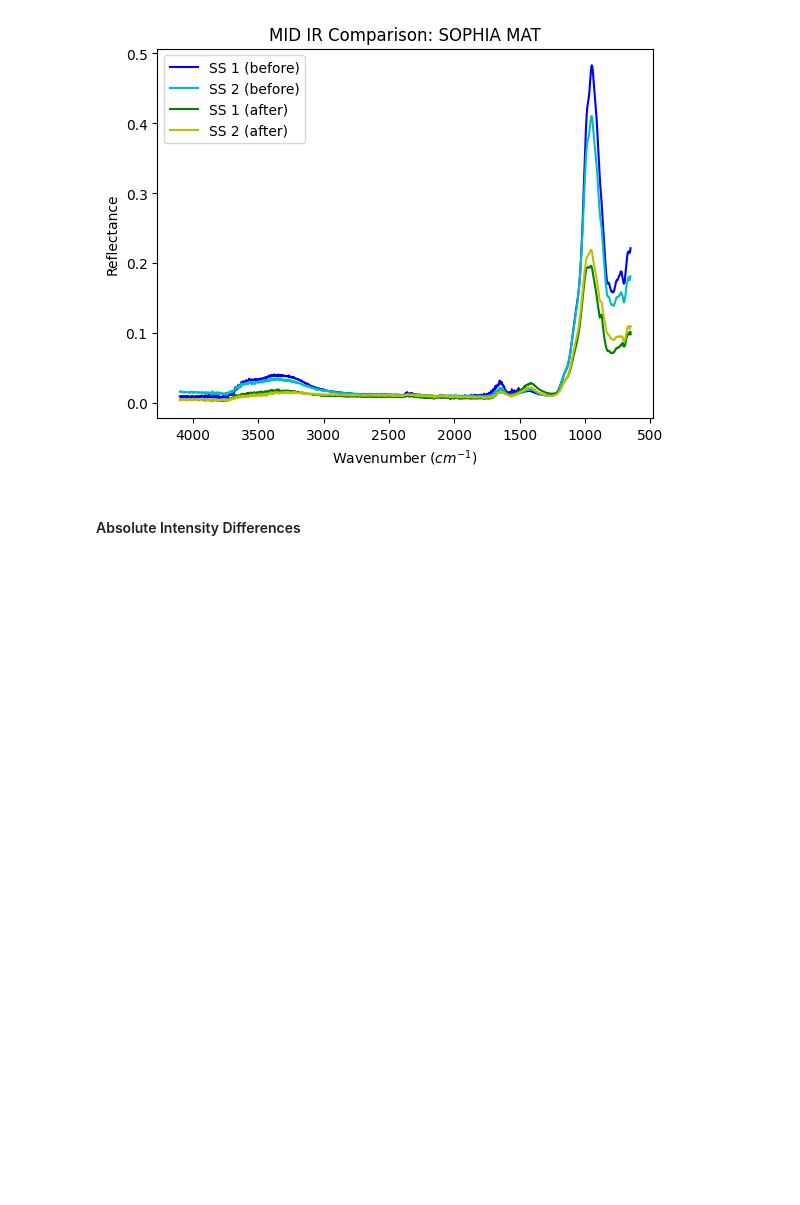
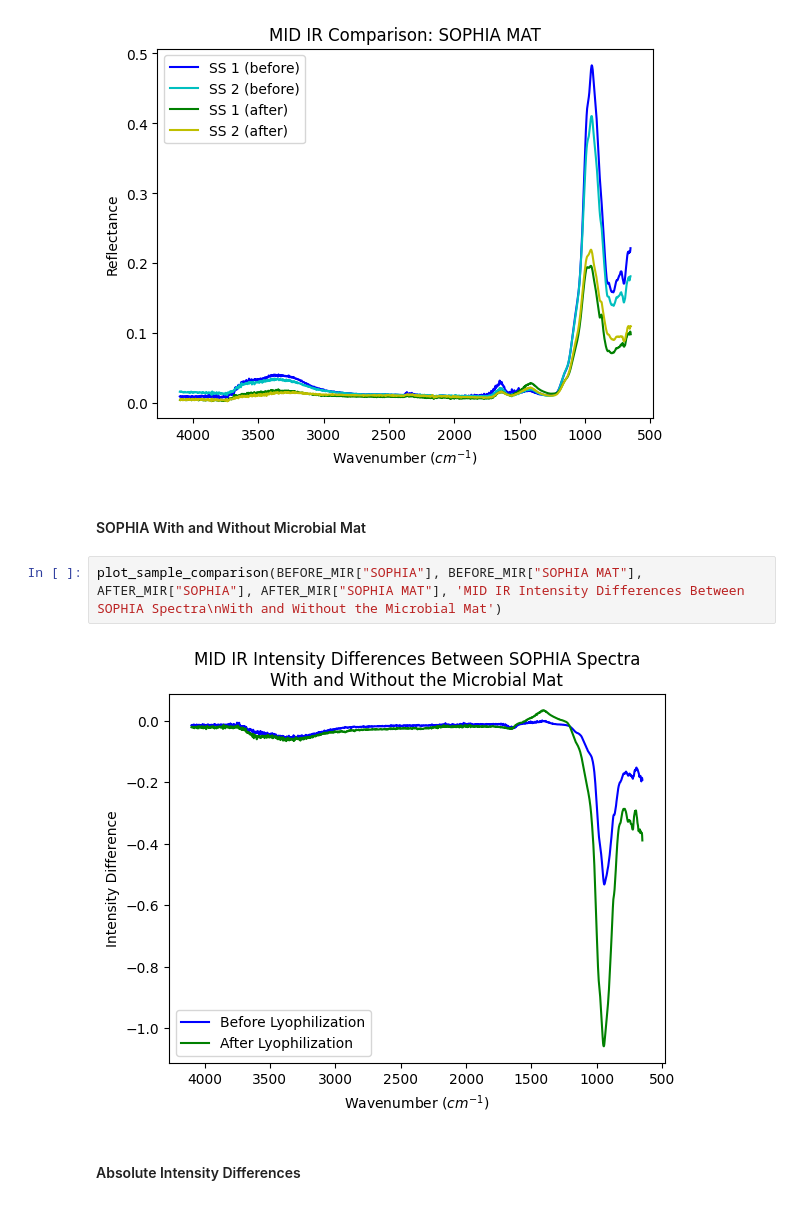
Before and after one commit to charlie-minns/mars-analogs-spectral-analysis, a Jupyter notebook: Spectral Analysis.ipynb, the cells around one changed output. Drawn from its saved outputs; the diff is of its cells as text; blank space fills up the shorter version.

```diff
--- a/Spectral Analysis.ipynb
+++ b/Spectral Analysis.ipynb
@@ -230,6 +261,12 @@ plot_before_after(BEFORE_MIR, AFTER_MIR, 'MID IR Comparison')
 [figure]
 [figure]
 [figure]
+# %% [markdown]
+#### SOPHIA With and Without Microbial Mat
+# %%
+plot_sample_comparison(BEFORE_MIR["SOPHIA"], BEFORE_MIR["SOPHIA MAT"], AFTER_MIR["SOPHIA"], AFTER_MIR["SOPHIA MAT"], 'MID IR Intensity Differences Between SOPHIA Spectra\nWith and Without the Microbial Mat')
+# %% [output]
+[figure, added]
 # %% [markdown]
 #### Absolute Intensity Differences
 # %%
```
Also changed, not shown: parts of 3 cells of this notebook, 2 other files.
